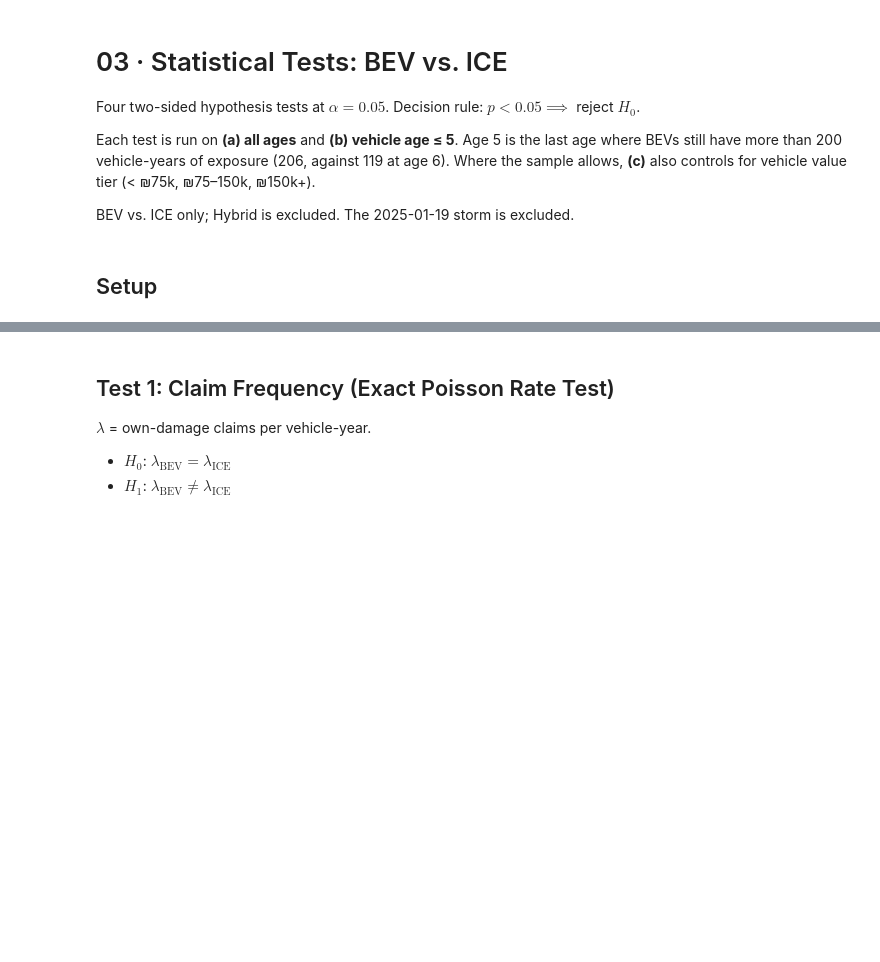
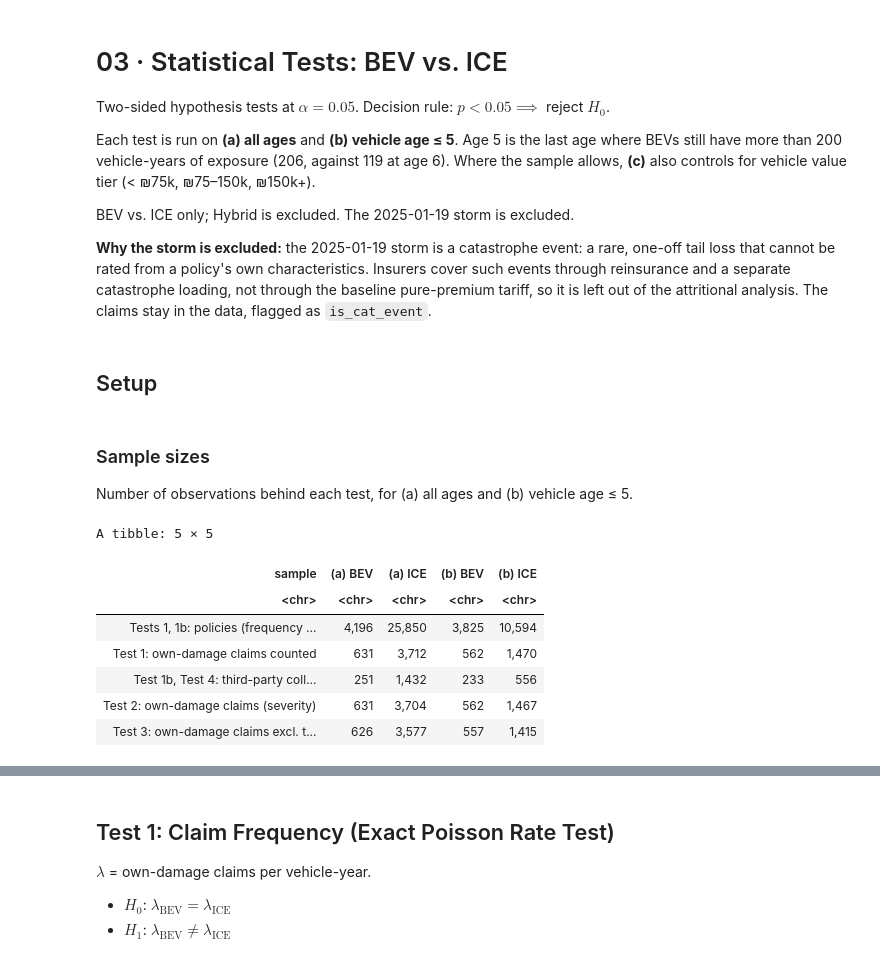
Before and after one commit to saar-cohen/actuarial-seminar-ev-pricing, a Jupyter notebook: notebooks/03_statistical_tests.ipynb, the cells around one changed output, grey strips where cells are left out. Saved outputs shown, nothing was run; the diff lists cells and outputs as text; code cells hidden in the pictures; blank space fills up the shorter version.

```diff
--- a/notebooks/03_statistical_tests.ipynb
+++ b/notebooks/03_statistical_tests.ipynb
@@ -1,11 +1,13 @@
 # %% [markdown]
 # 03 · Statistical Tests: BEV vs. ICE
 
-Four two-sided hypothesis tests at $\alpha = 0.05$. Decision rule: $p < 0.05 \implies$ reject $H_0$.
+Two-sided hypothesis tests at $\alpha = 0.05$. Decision rule: $p < 0.05 \implies$ reject $H_0$.
 
 Each test is run on **(a) all ages** and **(b) vehicle age ≤ 5**. Age 5 is the last age where BEVs still have more than 200 vehicle-years of exposure (206, against 119 at age 6). Where the sample allows, **(c)** also controls for vehicle value tier (< ₪75k, ₪75–150k, ₪150k+).
 
 BEV vs. ICE only; Hybrid is excluded. The 2025-01-19 storm is excluded.
+
+**Why the storm is excluded:** the 2025-01-19 storm is a catastrophe event: a rare, one-off tail loss that cannot be rated from a policy's own characteristics. Insurers cover such events through reinsurance and a separate catastrophe loading, not through the baseline pure-premium tariff, so it is left out of the attritional analysis. The claims stay in the data, flagged as `is_cat_event`.
 # %% [markdown]
 ## Setup
 # %%
@@ -100,3 +102,28 @@ show <- function(res, acc = 0.01) {
     select(-any_of(c("ci_low", "ci_high"))) |>
     mutate(across(everything(), as.character), across(everything(), ~ replace_na(.x, "-")))
 }
+# %% [markdown]
+### Sample sizes
+Number of observations behind each test, for (a) all ages and (b) vehicle age ≤ 5.
+# %%
+# Observations in each test sample, by comparison level and powertrain
+list(`Tests 1, 1b: policies (frequency denominators)`   = freq_data,
+     `Test 1: own-damage claims counted`                = od_claims,
+     `Test 1b, Test 4: third-party collision claims`    = tp_data,
+     `Test 2: own-damage claims (severity)`             = sev_data,
+     `Test 3: own-damage claims excl. theft (total loss)` = tl_data) |>
+  imap(\(d, name) map(levels_ab(d), \(x) count(x, Powertrain)) |>
+         list_rbind(names_to = "comparison") |> mutate(sample = name)) |>
+  list_rbind() |>
+  mutate(comparison = str_sub(comparison, 1, 3)) |>
+  pivot_wider(names_from = c(comparison, Powertrain), values_from = n, names_sep = " ") |>
+  mutate(across(-sample, ~ comma(.x, 1)))
+# %% [output]
+A tibble: 5 × 5
+| sample | (a) BEV | (a) ICE | (b) BEV | (b) ICE |
+| <chr> | <chr> | <chr> | <chr> | <chr> |
+| Tests 1, 1b: policies (frequency ... | 4,196 | 25,850 | 3,825 | 10,594 |
+| Test 1: own-damage claims counted | 631 | 3,712 | 562 | 1,470 |
+| Test 1b, Test 4: third-party coll... | 251 | 1,432 | 233 | 556 |
+| Test 2: own-damage claims (severity) | 631 | 3,704 | 562 | 1,467 |
+| Test 3: own-damage claims excl. t... | 626 | 3,577 | 557 | 1,415 |
```
Also changed, not shown: parts of 6 cells of this notebook, 7 other files.
